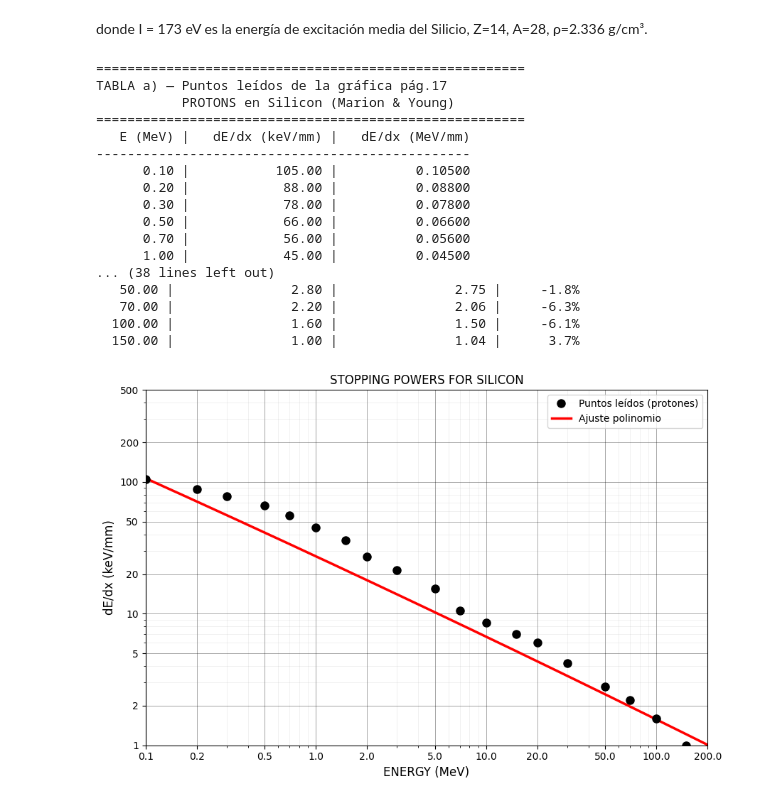
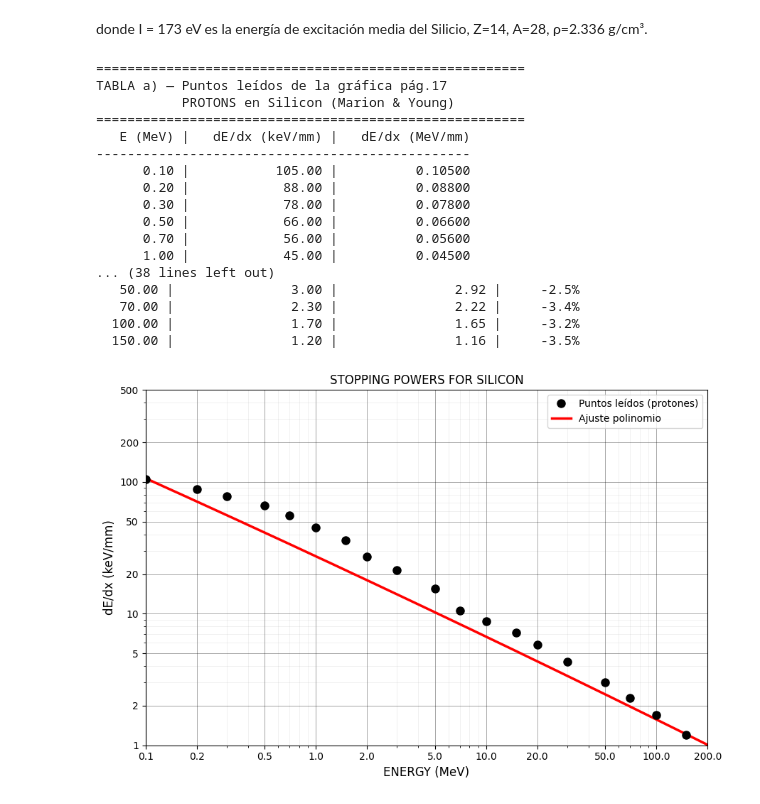
Before and after one commit to catfuentesr/Aceleradores_Trabajo_Computacional, a Jupyter notebook: Trabajo 2/Trabajo2_Completo.ipynb, the cells around one changed output. Drawn from its saved outputs; the diff is of its cells as text; code cells hidden in the pictures.

```diff
--- a/Trabajo 2/Trabajo2_Completo.ipynb
+++ b/Trabajo 2/Trabajo2_Completo.ipynb
@@ -58,29 +58,14 @@ E_tabla = np.array([
     1.00, 1.50, 2.00, 3.00, 5.00, 7.00,
     10.0, 15.0, 20.0, 30.0, 50.0,
     70.0, 100., 150.
-])  # Energía en MeV
+])
 
 dEdx_keV_mm = np.array([
-     105.0,
-      88.0,
-      78.0,
-      66.0,
-      56.0,
-      45.0,
-      36.0,
-      27.0,
-      21.5,
-      15.5,
-      10.5,
-       8.5,
-       7.0,
-       6.0,
-       4.2,
-       2.8,
-       2.2,
-       1.6,
-       1.0
-]) # dE/dx en keV/mm
+    105.0, 88.0, 78.0, 66.0, 56.0,
+    45.0, 36.0, 27.0, 21.5, 15.5, 10.5,
+    8.8, 7.2, 5.8, 4.3, 3.0,
+    2.3, 1.7, 1.2
+])
 
 # Convertir a MeV/mm (unidad consistente con MeV de energía y mm de distancia)
 # 1 keV/mm = 0.001 MeV/mm
@@ -189,35 +174,35 @@ ax.plot(E_plot, dEdx_ajuste, 'r-', lw=2.5,
         label='Ajuste polinomio')
 
 # Límites EXACTOS de la gráfica
 ax.set_xlim(0.1, 200)
 ax.set_ylim(1, 500)
 
 # Labels
 ax.set_xlabel('ENERGY (MeV)', fontsize=12)
 ax.set_ylabel('dE/dx (keV/mm)', fontsize=12)
 
 # Estilo título similar
 ax.set_title('STOPPING POWERS FOR SILICON', fontsize=12)
 
 ax.legend()
 plt.tight_layout()
 plt.show()
 # %% [output]
 =======================================================
 TABLA a) — Puntos leídos de la gráfica pág.17
            PROTONS en Silicon (Marion & Young)
 =======================================================
    E (MeV) |   dE/dx (keV/mm) |   dE/dx (MeV/mm)
 ------------------------------------------------
       0.10 |           105.00 |          0.10500
       0.20 |            88.00 |          0.08800
       0.30 |            78.00 |          0.07800
       0.50 |            66.00 |          0.06600
       0.70 |            56.00 |          0.05600
       1.00 |            45.00 |          0.04500
 ... (38 lines left out)
-   50.00 |               2.80 |               2.75 |     -1.8%
-   70.00 |               2.20 |               2.06 |     -6.3%
-  100.00 |               1.60 |               1.50 |     -6.1%
-  150.00 |               1.00 |               1.04 |      3.7%
+   50.00 |               3.00 |               2.92 |     -2.5%
+   70.00 |               2.30 |               2.22 |     -3.4%
+  100.00 |               1.70 |               1.65 |     -3.2%
+  150.00 |               1.20 |               1.16 |     -3.5%
-[figure, old version]
+[figure, new version]
```
